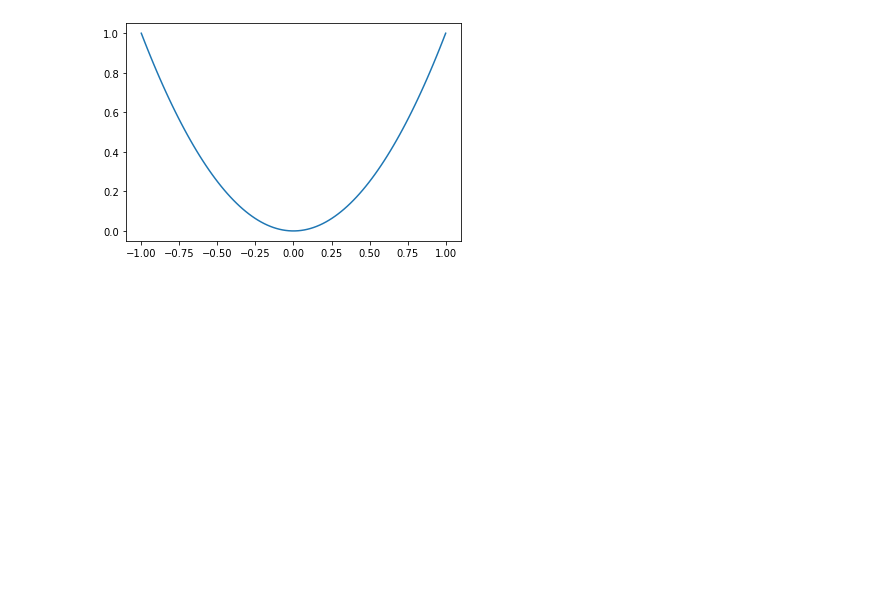
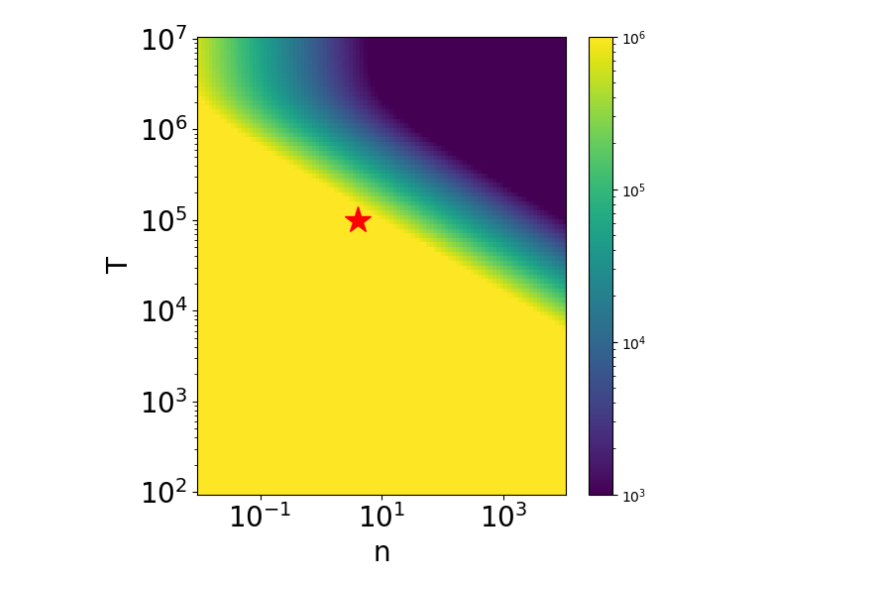
Before and after one commit to maedarn/code_tohoku, a Jupyter notebook: py/multipole_exp.ipynb, the cells around one changed output. Drawn from its saved outputs; the diff is of its cells as text; code cells hidden in the pictures; blank space fills up the shorter version.

```diff
--- a/py/multipole_exp.ipynb
+++ b/py/multipole_exp.ipynb
@@ -15,10 +30,43 @@ from sympy.codegen.cfunctions import log10
 
 
 dir = '/Users/maeda/Desktop/'
-# %%
-x = np.linspace(-1,1,100)
-y =
-plt.plot(x,y)
-plt.show()
-# %% [output]
-[figure, removed]
+# %%
+a=0.01
+n = np.logspace(-2,4,100)
+Tg = np.logspace(2,7,100)
+#10e6 K -> 160 km/s
+#
+nm, Tgm = np.meshgrid(n, Tg)
+
+t = 5.5*(nm/1000.0)**(-1)*(a/0.01)*((2.0*10.0**6.0/Tgm)**2.5+1.0)
+
+
+
+fig = plt.figure(figsize=(6,6))
+ax = fig.add_subplot(111)
+
+#im=plt.imshow(Z,extent=(-1,1,-1,1))
+#plt.pcolormesh(X,Y,Z,cmap='bwr', vmin=-1.0, vmax=1.0) #等高線図の生成。cmapで色付けの規則を指定する
+#plt.pcolormesh(X2,Y2,Phi_g,cmap='bwr', vmin=-1.0, vmax=1.0)
+plt.pcolormesh(nm,Tgm,t, norm=LogNorm(vmin=1000,vmax=1e6))#, vmin=-1.0, vmax=1.0)
+#plt.pcolormesh(nm,Tgm,t, , norm=colors.LogNorm(vmin=Z.min(), vmax=Z.max()),cmap=cm.summer)
+plt.colorbar(orientation="vertical")#カラーバーの表示
+plt.plot(4.0,1e5,'*',markersize=20,c='red')
+#plt.quiver(X, Y, gr , gphi, color='green')
+
+#plt.colorbar(im)
+ax.set_yscale('log')  # y軸をlogスケールで描く
+ax.set_xscale('log')  # x軸をlogスケールで描く
+ax.set_xlabel(r"n",fontsize=20)
+ax.set_ylabel(r"T",fontsize=20)
+ax.tick_params(axis='x', labelsize=20)
+ax.tick_params(axis='y', labelsize=20)
+#ax.set_aspect ('equal')
+
+
+#plt.yscale('log')
+#plt.xscale('log')
+#plt.plot(t)
+#plt.show()
+# %% [output]
+[figure, added]
```
Also changed, not shown: parts of 1 cell of this notebook, 9 other files.
